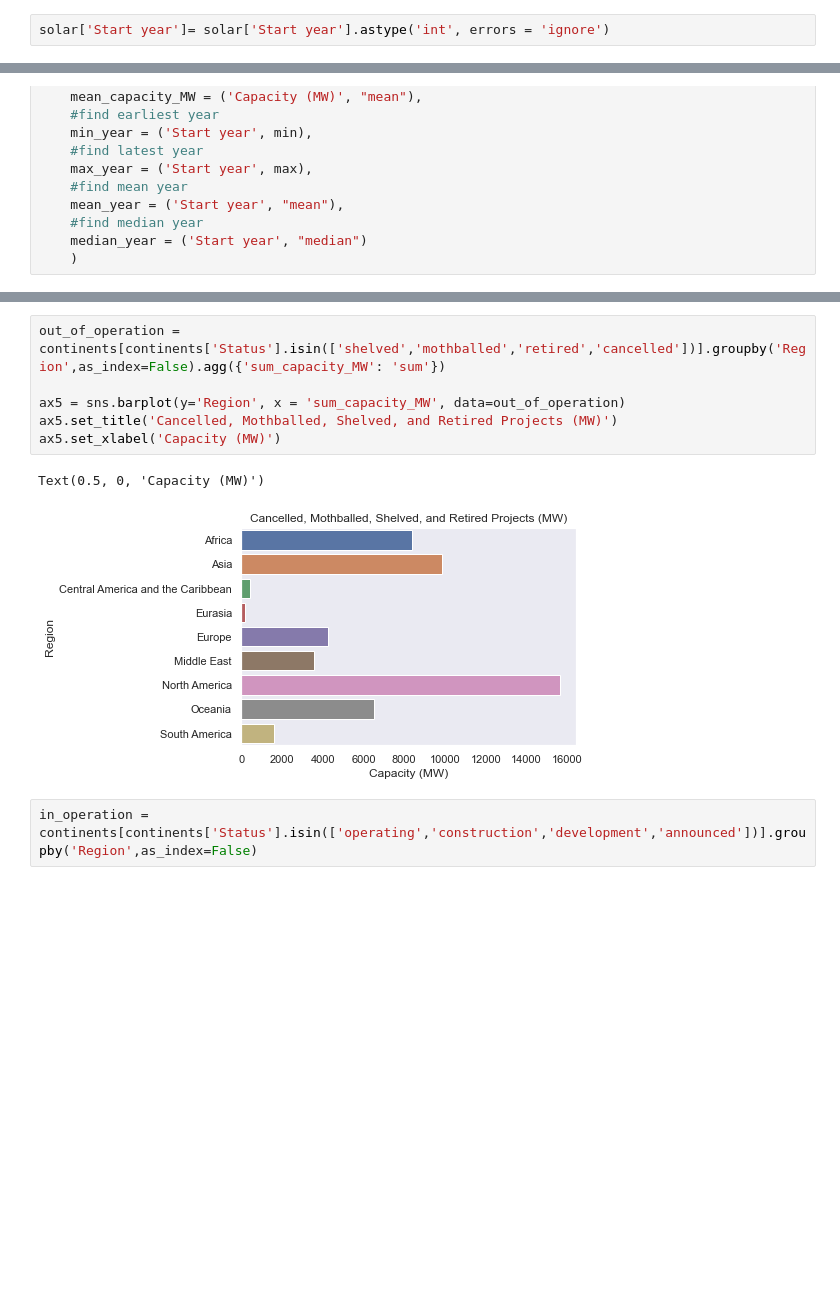
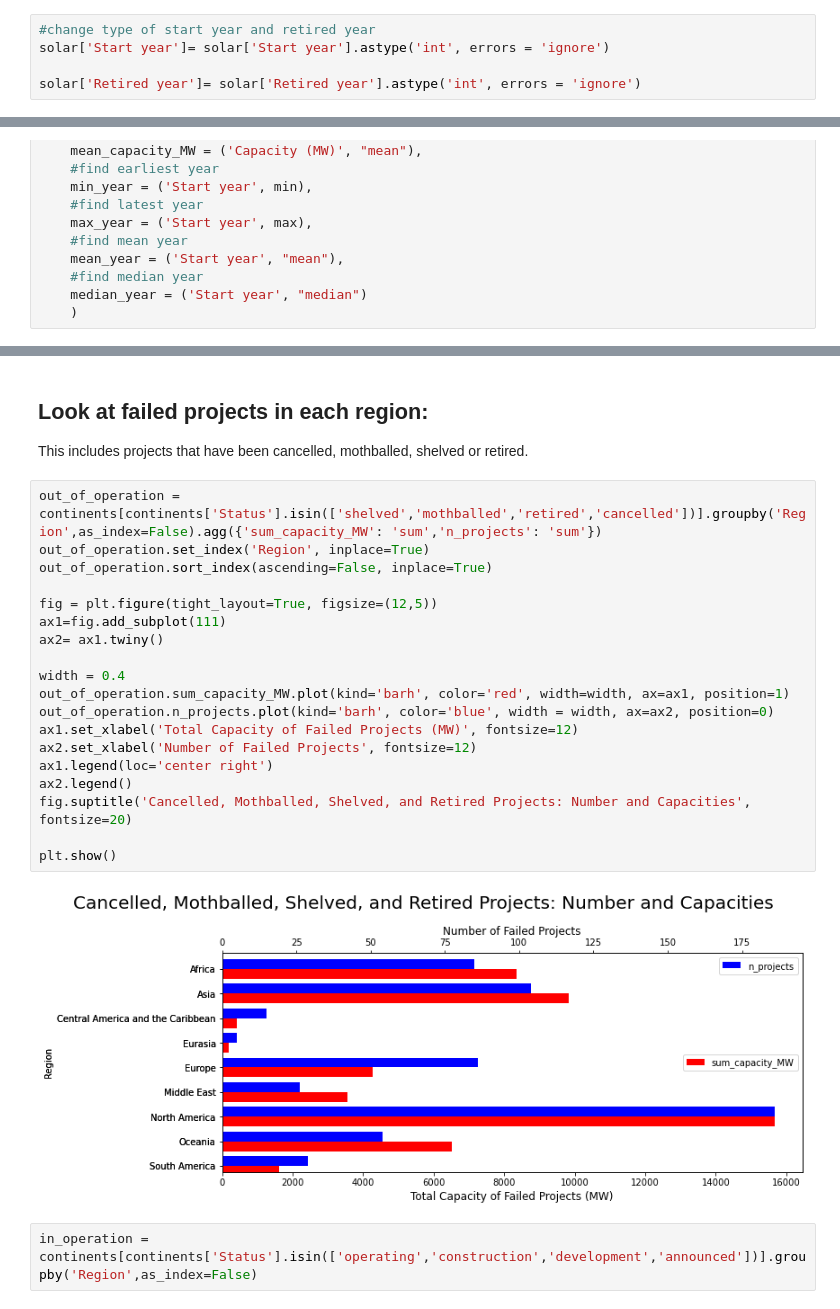
Before and after one commit to caitlinruble/Springboard, a Jupyter notebook: Assignments/Data Storytelling/Global Solar Power Analysis.ipynb, the cells around one changed output, grey strips where cells are left out. Drawn from its saved outputs; the diff is of its cells as text; blank space fills up the shorter version.

Commit message:
try a different plotting style
side-by-side barh plots to show capacity and number of projects for each region under different conditions

```diff
--- a/Assignments/Data Storytelling/Global Solar Power Analysis.ipynb
+++ b/Assignments/Data Storytelling/Global Solar Power Analysis.ipynb
@@ -36,5 +45,8 @@ Data columns (total 27 columns):
 dtypes: float64(4), int64(1), object(22)
 memory usage: 1.9+ MB
 # %%
+#change type of start year and retired year
 solar['Start year']= solar['Start year'].astype('int', errors = 'ignore')
+
+solar['Retired year']= solar['Retired year'].astype('int', errors = 'ignore')
 # %%
@@ -171,12 +193,28 @@ Text(0.5, 0, 'Operating Capacity Announced Facilities (MW)')
+# %% [markdown]
+## Look at failed projects in each region:
+
+This includes projects that have been cancelled, mothballed, shelved or retired.
 # %%
-out_of_operation = continents[continents['Status'].isin(['shelved','mothballed','retired','cancelled'])].groupby('Region',as_index=False).agg({'sum_capacity_MW': 'sum'})
+out_of_operation = continents[continents['Status'].isin(['shelved','mothballed','retired','cancelled'])].groupby('Region',as_index=False).agg({'sum_capacity_MW': 'sum','n_projects': 'sum'})
+out_of_operation.set_index('Region', inplace=True)
+out_of_operation.sort_index(ascending=False, inplace=True)
 
-ax5 = sns.barplot(y='Region', x = 'sum_capacity_MW', data=out_of_operation)
-ax5.set_title('Cancelled, Mothballed, Shelved, and Retired Projects (MW)')
-ax5.set_xlabel('Capacity (MW)')
+fig = plt.figure(tight_layout=True, figsize=(12,5))
+ax1=fig.add_subplot(111)
+ax2= ax1.twiny()
+
+width = 0.4
+out_of_operation.sum_capacity_MW.plot(kind='barh', color='red', width=width, ax=ax1, position=1)
+out_of_operation.n_projects.plot(kind='barh', color='blue', width = width, ax=ax2, position=0)
+ax1.set_xlabel('Total Capacity of Failed Projects (MW)', fontsize=12)
+ax2.set_xlabel('Number of Failed Projects', fontsize=12)
+ax1.legend(loc='center right')
+ax2.legend()
+fig.suptitle('Cancelled, Mothballed, Shelved, and Retired Projects: Number and Capacities', fontsize=20)
+
+plt.show()
 # %% [output]
-Text(0.5, 0, 'Capacity (MW)')
-[figure, old version]
+[figure, new version]
 # %%
 in_operation = continents[continents['Status'].isin(['operating','construction','development','announced'])].groupby('Region',as_index=False)
 # %%
```
Also changed, not shown: parts of 19 cells of this notebook.
